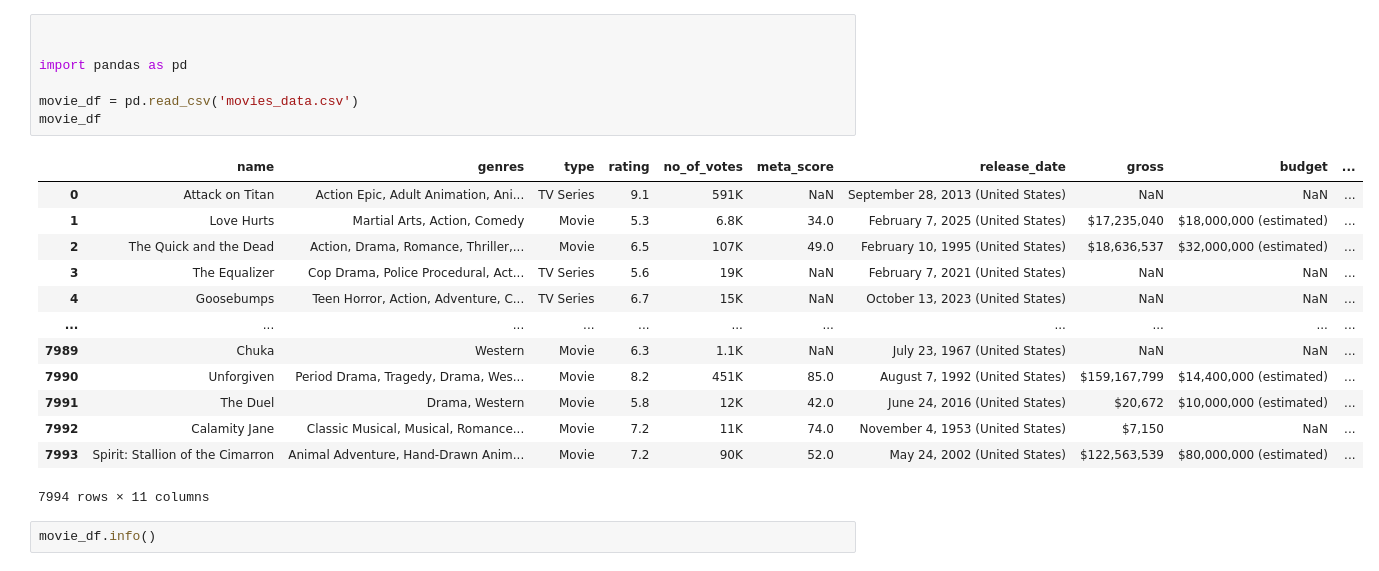
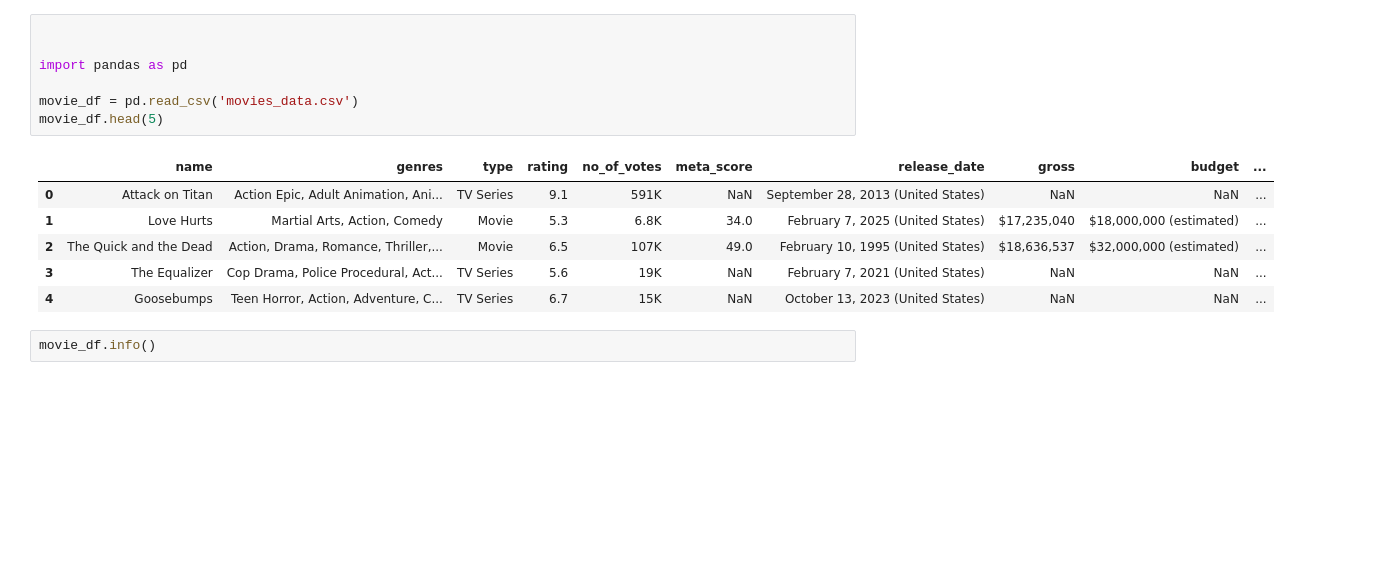
Before and after one commit to phuocnguyen2412/movie-analyst, a Jupyter notebook: data-overview.ipynb, the cells around one changed output. Cells and saved outputs as stored; diff of their text form; blank space fills up the shorter version.

```diff
--- a/data-overview.ipynb
+++ b/data-overview.ipynb
@@ -1,24 +1,17 @@
 # %%
 
 
 import pandas as pd
 
 movie_df = pd.read_csv('movies_data.csv')
-movie_df
+movie_df.head(5)
 # %% [output]
 |  | name | genres | type | rating | no_of_votes | meta_score | release_date | gross | budget | ... |
 | 0 | Attack on Titan | Action Epic, Adult Animation, Ani... | TV Series | 9.1 | 591K | NaN | September 28, 2013 (United States) | NaN | NaN | ... |
 | 1 | Love Hurts | Martial Arts, Action, Comedy | Movie | 5.3 | 6.8K | 34.0 | February 7, 2025 (United States) | $17,235,040 | $18,000,000 (estimated) | ... |
 | 2 | The Quick and the Dead | Action, Drama, Romance, Thriller,... | Movie | 6.5 | 107K | 49.0 | February 10, 1995 (United States) | $18,636,537 | $32,000,000 (estimated) | ... |
 | 3 | The Equalizer | Cop Drama, Police Procedural, Act... | TV Series | 5.6 | 19K | NaN | February 7, 2021 (United States) | NaN | NaN | ... |
 | 4 | Goosebumps | Teen Horror, Action, Adventure, C... | TV Series | 6.7 | 15K | NaN | October 13, 2023 (United States) | NaN | NaN | ... |
-| ... | ... | ... | ... | ... | ... | ... | ... | ... | ... | ... |
-| 7989 | Chuka | Western | Movie | 6.3 | 1.1K | NaN | July 23, 1967 (United States) | NaN | NaN | ... |
-| 7990 | Unforgiven | Period Drama, Tragedy, Drama, Wes... | Movie | 8.2 | 451K | 85.0 | August 7, 1992 (United States) | $159,167,799 | $14,400,000 (estimated) | ... |
-| 7991 | The Duel | Drama, Western | Movie | 5.8 | 12K | 42.0 | June 24, 2016 (United States) | $20,672 | $10,000,000 (estimated) | ... |
-| 7992 | Calamity Jane | Classic Musical, Musical, Romance... | Movie | 7.2 | 11K | 74.0 | November 4, 1953 (United States) | $7,150 | NaN | ... |
-| 7993 | Spirit: Stallion of the Cimarron | Animal Adventure, Hand-Drawn Anim... | Movie | 7.2 | 90K | 52.0 | May 24, 2002 (United States) | $122,563,539 | $80,000,000 (estimated) | ... |
-7994 rows × 11 columns
 # %%
 movie_df.info()
 # %% [output]
```
Also changed, not shown: parts of 21 cells of this notebook, 7 other files.
